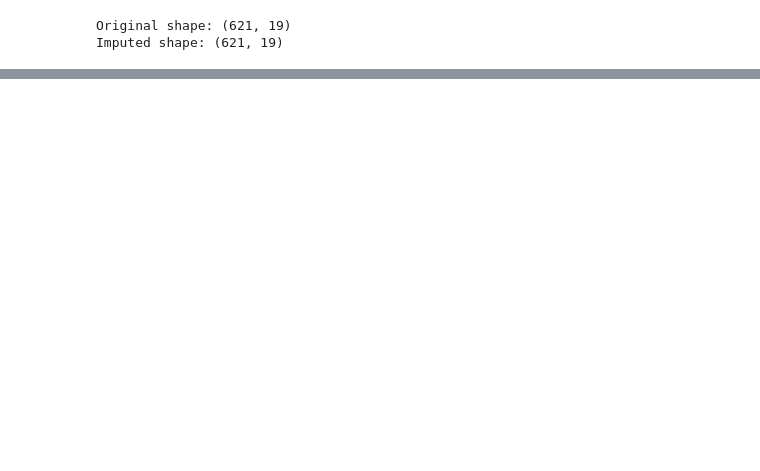
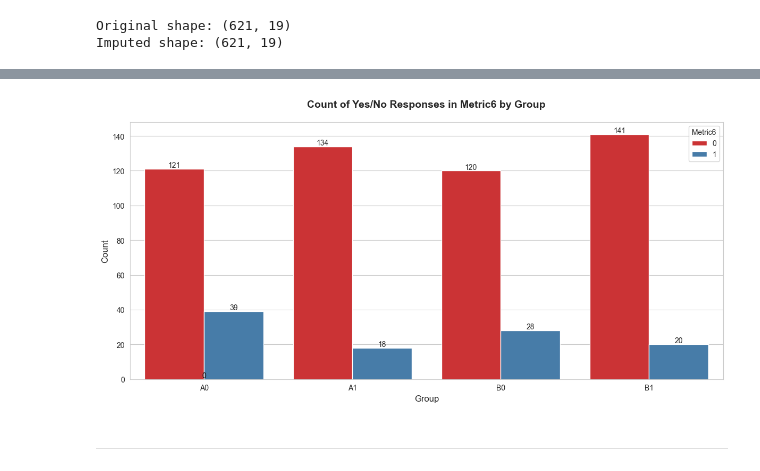
Before and after one commit to tomragus/CORVIA-Data-Analysis, a Jupyter notebook: Notebooks/CORVIA-DA (draft).ipynb, the cells around one changed output, grey strips where cells are left out. Saved outputs shown, nothing was run; the diff lists cells and outputs as text; code cells hidden in the pictures; blank space fills up the shorter version.

```diff
--- a/Notebooks/CORVIA-DA (draft).ipynb
+++ b/Notebooks/CORVIA-DA (draft).ipynb
@@ -189,0 +250,38 @@ plt.show()
+# %%
+# Set the style
+sns.set_style("whitegrid")
+plt.figure(figsize=(12, 6))
+
+# Create the count plot
+ax = sns.countplot(
+    data=rctii_imputed,
+    x='Group',
+    hue='Metric6',
+    order=['A0', 'A1', 'B0', 'B1'],  # Ensure consistent order
+    palette='Set1'  # Using a different color palette for variety
+)
+
+# Add counts on top of each bar
+for p in ax.patches:
+    ax.annotate(
+        f'{p.get_height():.0f}',
+        (p.get_x() + p.get_width() / 2., p.get_height()),
+        ha='center',
+        va='center',
+        xytext=(0, 5),
+        textcoords='offset points'
+    )
+
+# Customize the plot
+plt.title('Count of Yes/No Responses in Metric6 by Group', pad=20, fontsize=14, fontweight='bold')
+plt.xlabel('Group', fontsize=12)
+plt.ylabel('Count', fontsize=12)
+plt.legend(title='Metric6')
+plt.tight_layout()
+
+# Show the plot
+plt.show()
+# %% [output]
+[figure, added]
+# %% [markdown]
+***
```
Also changed, not shown: parts of 19 cells of this notebook.
